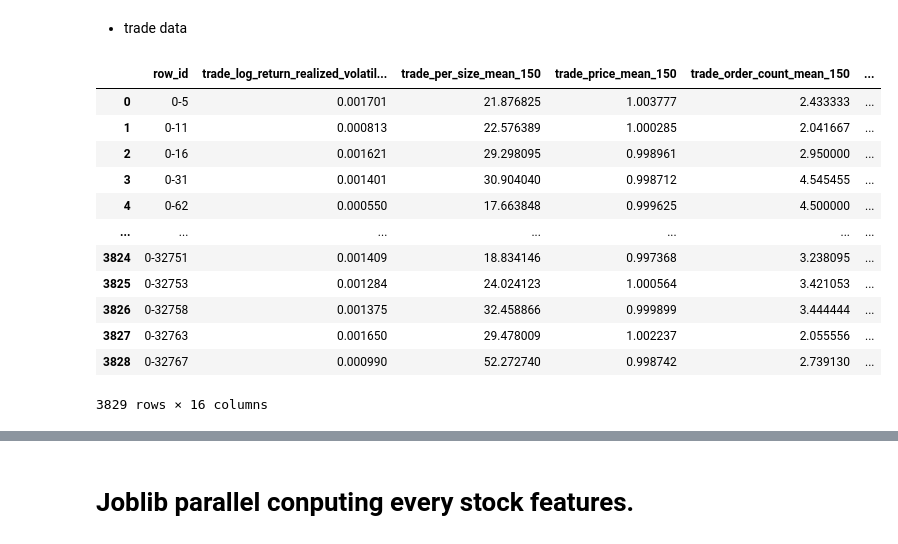
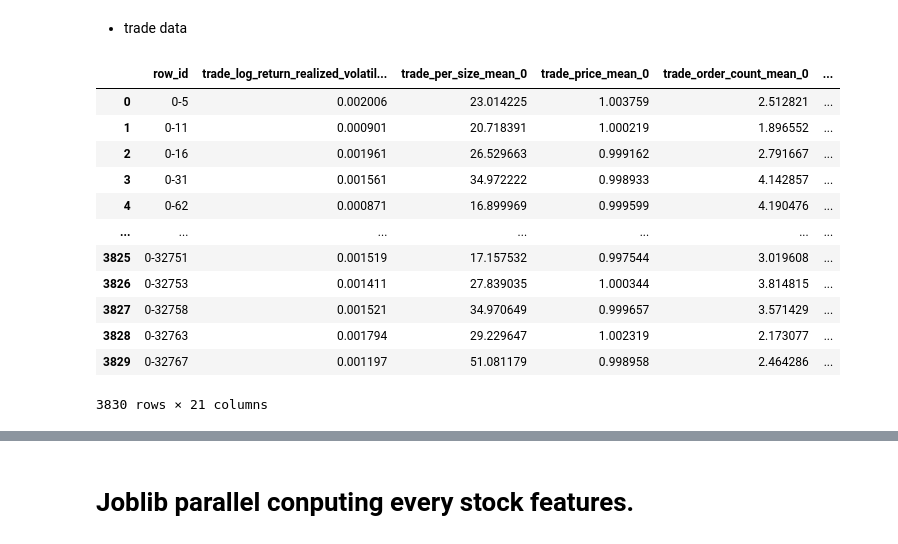
Before and after one commit to KenChiang1997/Optiver-Realized-Volatility-Prediction, a Jupyter notebook: Features Construction and EDA.ipynb, the cells around one changed output, grey strips where cells are left out. Saved outputs shown, nothing was run; the diff lists cells and outputs as text; code cells hidden in the pictures.

```diff
--- a/Features Construction and EDA.ipynb
+++ b/Features Construction and EDA.ipynb
@@ -453,49 +453,49 @@ def trade_data_preprocess_per_stock(path):
             'trade_per_size':[np.mean],
             'trade_price':[np.mean],
             'trade_order_count':[np.mean],
             'trade_size':[np.mean],
                 }
 
     df_trade_feature = pd.DataFrame(example_trade_book_df.groupby(['time_id']).agg(create_trade_book_feature_dict)).reset_index()
     df_trade_feature.columns = ['_'.join(col) for col in df_trade_feature.columns]
 
     df_trade_feature = pd.DataFrame()
     seconds_in_bucket_interval = 150
     times_interval = 0
 
-    for interval in range(3):
-
-        times_interval += seconds_in_bucket_interval
+    for interval in range(4):
 
         df_trade_feature_sec = pd.DataFrame(example_trade_book_df.query(f'seconds_in_bucket >= {times_interval}').groupby(['time_id']).agg(create_trade_book_feature_dict)).reset_index()
         df_trade_feature_sec.columns = ['_'.join(col) + "_" + str(times_interval) for col in df_trade_feature_sec.columns]
         df_trade_feature_sec.columns = df_trade_feature_sec.columns.str.replace('time_id__'+str(times_interval), 'time_id')
 
         if interval == 0:
             df_trade_feature = df_trade_feature_sec
         else:
             df_trade_feature = pd.merge(df_trade_feature,df_trade_feature_sec,how='left',left_on='time_id',right_on='time_id')
 
+        times_interval += seconds_in_bucket_interval
+
     df_trade_feature.insert(0,'row_id' ,[f'{stock_id}-{x}' for x in df_trade_feature['time_id'].to_list()])
     df_trade_feature = df_trade_feature.drop(['time_id'],axis=1)
 
     return df_trade_feature
 
 trade_data_preprocess_per_stock(trade_path)
 # %% [output]
-|  | row_id | trade_log_return_realized_volatil... | trade_per_size_mean_150 | trade_price_mean_150 | trade_order_count_mean_150 | ... |
-| 0 | 0-5 | 0.001701 | 21.876825 | 1.003777 | 2.433333 | ... |
-| 1 | 0-11 | 0.000813 | 22.576389 | 1.000285 | 2.041667 | ... |
-| 2 | 0-16 | 0.001621 | 29.298095 | 0.998961 | 2.950000 | ... |
-| 3 | 0-31 | 0.001401 | 30.904040 | 0.998712 | 4.545455 | ... |
-| 4 | 0-62 | 0.000550 | 17.663848 | 0.999625 | 4.500000 | ... |
+|  | row_id | trade_log_return_realized_volatil... | trade_per_size_mean_0 | trade_price_mean_0 | trade_order_count_mean_0 | ... |
+| 0 | 0-5 | 0.002006 | 23.014225 | 1.003759 | 2.512821 | ... |
+| 1 | 0-11 | 0.000901 | 20.718391 | 1.000219 | 1.896552 | ... |
+| 2 | 0-16 | 0.001961 | 26.529663 | 0.999162 | 2.791667 | ... |
+| 3 | 0-31 | 0.001561 | 34.972222 | 0.998933 | 4.142857 | ... |
+| 4 | 0-62 | 0.000871 | 16.899969 | 0.999599 | 4.190476 | ... |
 | ... | ... | ... | ... | ... | ... | ... |
-| 3824 | 0-32751 | 0.001409 | 18.834146 | 0.997368 | 3.238095 | ... |
-| 3825 | 0-32753 | 0.001284 | 24.024123 | 1.000564 | 3.421053 | ... |
-| 3826 | 0-32758 | 0.001375 | 32.458866 | 0.999899 | 3.444444 | ... |
-| 3827 | 0-32763 | 0.001650 | 29.478009 | 1.002237 | 2.055556 | ... |
-| 3828 | 0-32767 | 0.000990 | 52.272740 | 0.998742 | 2.739130 | ... |
+| 3825 | 0-32751 | 0.001519 | 17.157532 | 0.997544 | 3.019608 | ... |
+| 3826 | 0-32753 | 0.001411 | 27.839035 | 1.000344 | 3.814815 | ... |
+| 3827 | 0-32758 | 0.001521 | 34.970649 | 0.999657 | 3.571429 | ... |
+| 3828 | 0-32763 | 0.001794 | 29.229647 | 1.002319 | 2.173077 | ... |
+| 3829 | 0-32767 | 0.001197 | 51.081179 | 0.998958 | 2.464286 | ... |
-3829 rows × 16 columns
+3830 rows × 21 columns
 # %%
 def main_data_preprocess(book_path,trade_path):
 
```
Also changed, not shown: parts of 4 cells of this notebook.
